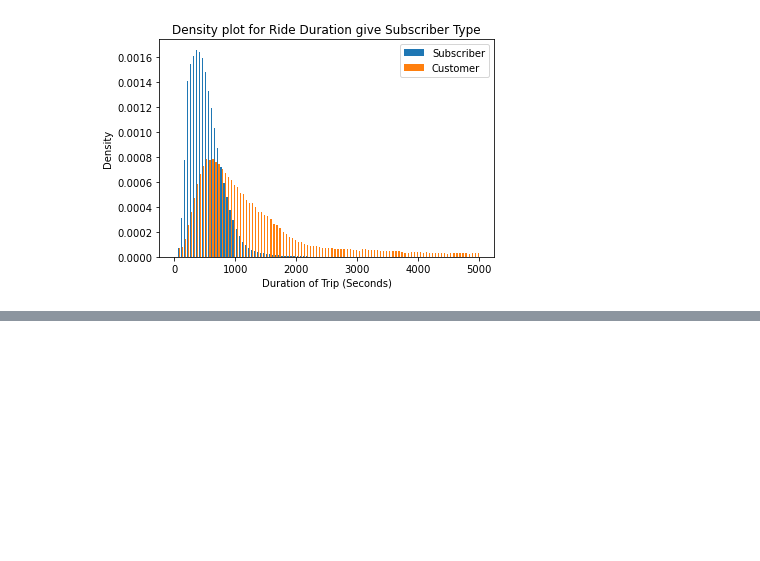
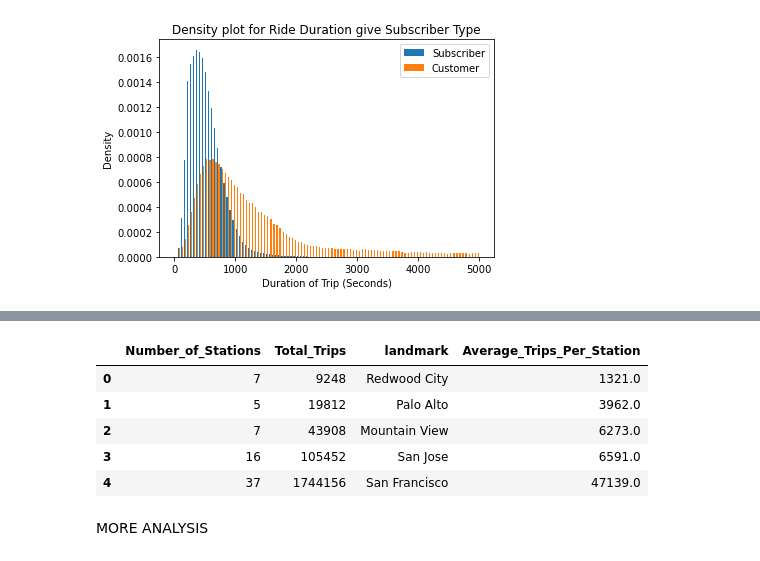
Before and after one commit to isaacvernon1/w205Project1, a Jupyter notebook: Project_1.ipynb, the cells around one changed output, grey strips where cells are left out. Cells and saved outputs as stored; diff of their text form; code cells hidden in the pictures; blank space fills up the shorter version.

```diff
--- a/Project_1.ipynb
+++ b/Project_1.ipynb
@@ -374,0 +499,12 @@ Text(0.5, 1.0, 'Density plot for Ride Duration give Subscriber Type')
+# %%
+rtrips = pd.read_csv("RegionTrips.csv")
+rtrips
+# %% [output]
+|  | Number_of_Stations | Total_Trips | landmark | Average_Trips_Per_Station |
+| 0 | 7 | 9248 | Redwood City | 1321.0 |
+| 1 | 5 | 19812 | Palo Alto | 3962.0 |
+| 2 | 7 | 43908 | Mountain View | 6273.0 |
+| 3 | 16 | 105452 | San Jose | 6591.0 |
+| 4 | 37 | 1744156 | San Francisco | 47139.0 |
+# %% [markdown]
+MORE ANALYSIS
```
Also changed, not shown: parts of 9 cells of this notebook.
